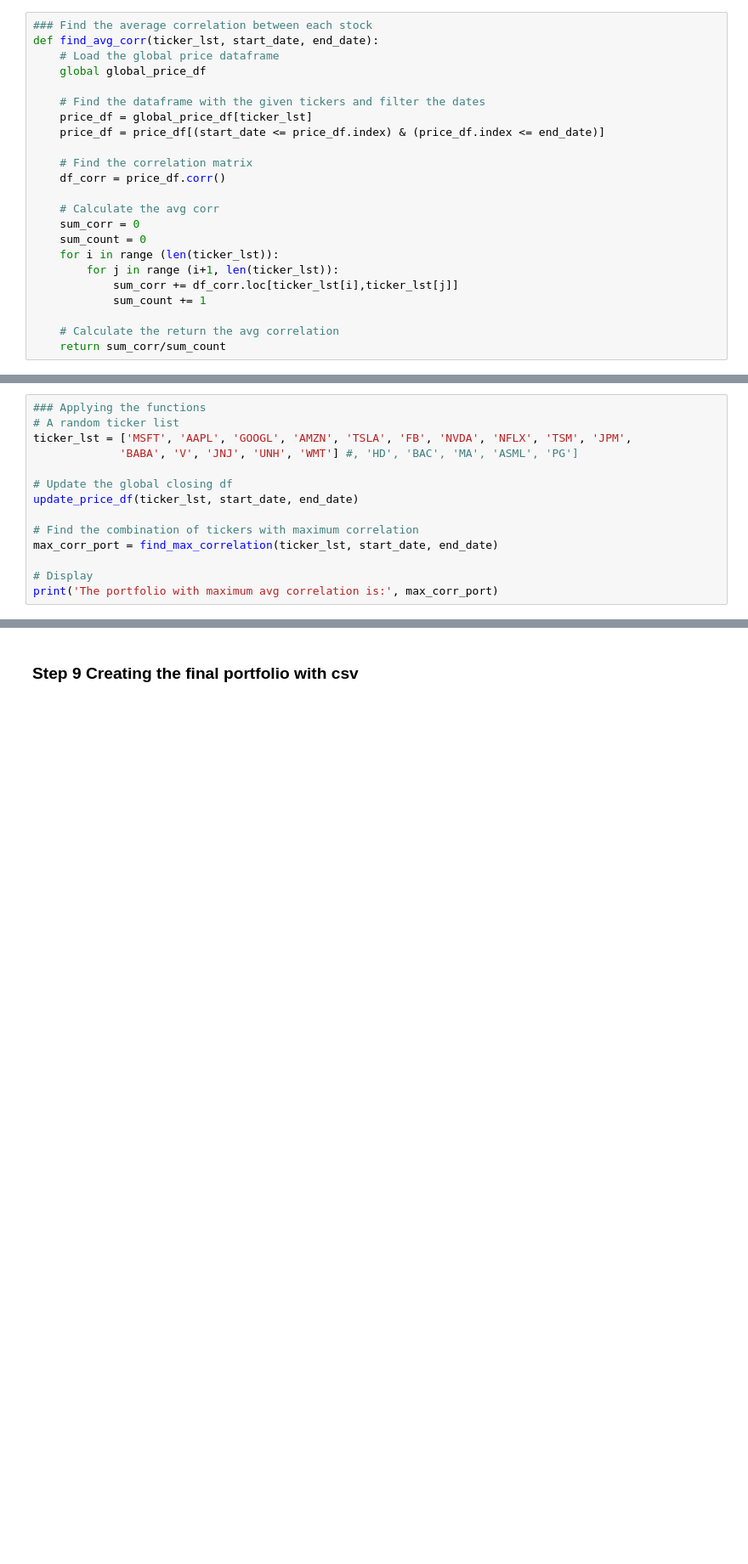
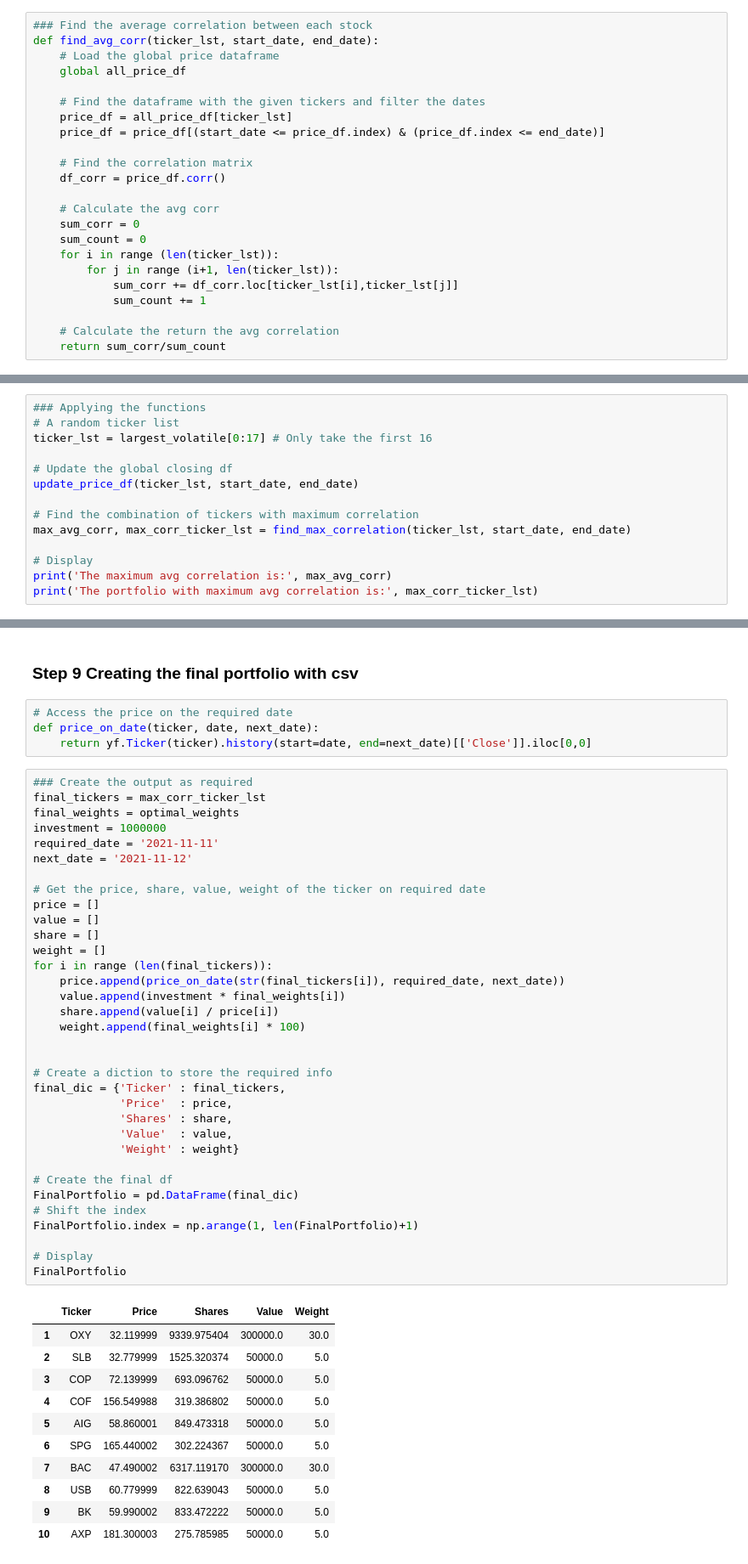
Before and after one commit to gnishiwaki/Team3-CFM101, a Jupyter notebook: Team_17_Assignment.ipynb, the cells around one changed output, grey strips where cells are left out. Shown at 85% size. Drawn from its saved outputs; the diff is of its cells as text; blank space fills up the shorter version.

```diff
--- a/Team_17_Assignment.ipynb
+++ b/Team_17_Assignment.ipynb
@@ -194,10 +292,10 @@ def combinations(arr, length, pre_arr=[]):
 ### Find the average correlation between each stock
 def find_avg_corr(ticker_lst, start_date, end_date):
     # Load the global price dataframe
-    global global_price_df
+    global all_price_df
 
     # Find the dataframe with the given tickers and filter the dates
-    price_df = global_price_df[ticker_lst]
+    price_df = all_price_df[ticker_lst]
     price_df = price_df[(start_date <= price_df.index) & (price_df.index <= end_date)]
 
     # Find the correlation matrix
@@ -238,14 +337,14 @@ def find_max_correlation(ticker_lst,  start_date, end_date, result_size = 10):
 # %%
 ### Applying the functions
 # A random ticker list
-ticker_lst = ['MSFT', 'AAPL', 'GOOGL', 'AMZN', 'TSLA', 'FB', 'NVDA', 'NFLX', 'TSM', 'JPM',
-             'BABA', 'V', 'JNJ', 'UNH', 'WMT'] #, 'HD', 'BAC', 'MA', 'ASML', 'PG']
+ticker_lst = largest_volatile[0:17] # Only take the first 16
 
 # Update the global closing df
 update_price_df(ticker_lst, start_date, end_date)
 
 # Find the combination of tickers with maximum correlation
-max_corr_port = find_max_correlation(ticker_lst, start_date, end_date)
+max_avg_corr, max_corr_ticker_lst = find_max_correlation(ticker_lst, start_date, end_date)
 
 # Display
-print('The portfolio with maximum avg correlation is:', max_corr_port)
+print('The maximum avg correlation is:', max_avg_corr)
+print('The portfolio with maximum avg correlation is:', max_corr_ticker_lst)
@@ -274,6 +528,56 @@ plt.ylabel('Standard Deviation')
 plt.show()
 # %% [markdown]
 ### Step 9 Creating the final portfolio with csv
+# %%
+# Access the price on the required date
+def price_on_date(ticker, date, next_date):
+    return yf.Ticker(ticker).history(start=date, end=next_date)[['Close']].iloc[0,0]
+# %%
+### Create the output as required
+final_tickers = max_corr_ticker_lst
+final_weights = optimal_weights
+investment = 1000000
+required_date = '2021-11-11'
+next_date = '2021-11-12'
+
+# Get the price, share, value, weight of the ticker on required date
+price = []
+value = []
+share = []
+weight = []
+for i in range (len(final_tickers)):
+    price.append(price_on_date(str(final_tickers[i]), required_date, next_date))
+    value.append(investment * final_weights[i])
+    share.append(value[i] / price[i])
+    weight.append(final_weights[i] * 100)
+
+
+# Create a diction to store the required info
+final_dic = {'Ticker' : final_tickers,
+             'Price'  : price,
+             'Shares' : share,
+             'Value'  : value,
+             'Weight' : weight}
+
+# Create the final df
+FinalPortfolio = pd.DataFrame(final_dic)
+# Shift the index
+FinalPortfolio.index = np.arange(1, len(FinalPortfolio)+1)
+
+# Display
+FinalPortfolio
+# %% [output]
+|  | Ticker | Price | Shares | Value | Weight |
+| 1 | OXY | 32.119999 | 9339.975404 | 300000.0 | 30.0 |
+| 2 | SLB | 32.779999 | 1525.320374 | 50000.0 | 5.0 |
+| 3 | COP | 72.139999 | 693.096762 | 50000.0 | 5.0 |
+| 4 | COF | 156.549988 | 319.386802 | 50000.0 | 5.0 |
+| 5 | AIG | 58.860001 | 849.473318 | 50000.0 | 5.0 |
+| 6 | SPG | 165.440002 | 302.224367 | 50000.0 | 5.0 |
+| 7 | BAC | 47.490002 | 6317.119170 | 300000.0 | 30.0 |
+| 8 | USB | 60.779999 | 822.639043 | 50000.0 | 5.0 |
+| 9 | BK | 59.990002 | 833.472222 | 50000.0 | 5.0 |
+| 10 | AXP | 181.300003 | 275.785985 | 50000.0 | 5.0 |
 # %% [markdown]
 ## Contribution Declaration
 
```
Also changed, not shown: parts of 22 cells of this notebook.
